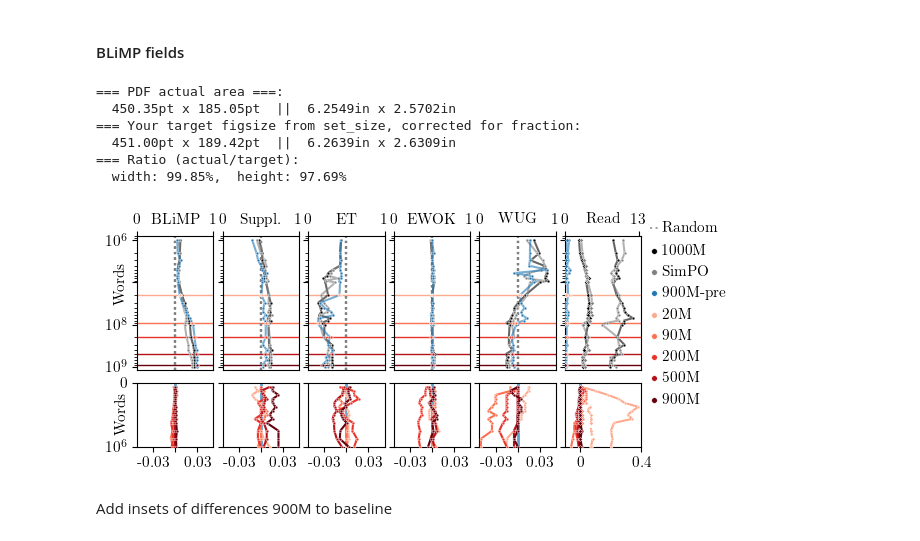
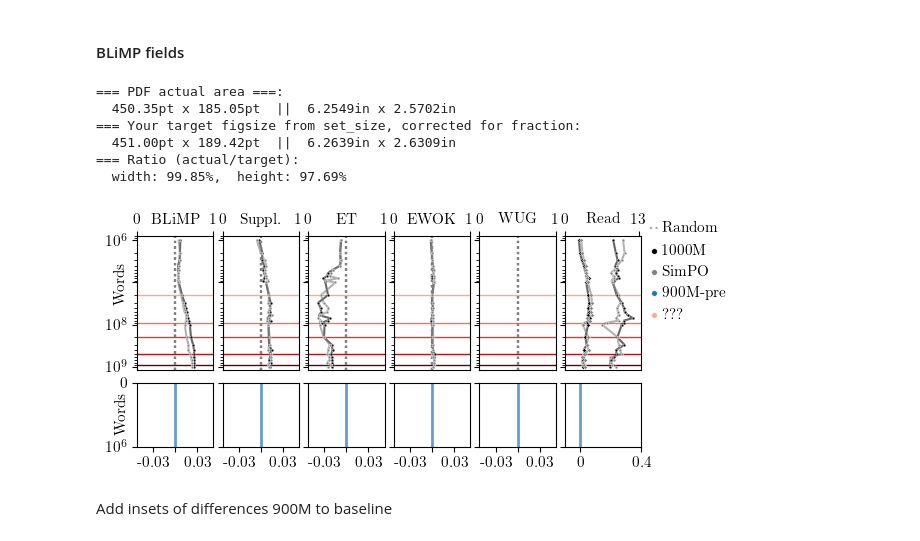
Before and after one commit to malihamza/babylm-interactive-learning, a Jupyter notebook: eval.ipynb, the cells around one changed output. Drawn from its saved outputs; the diff is of its cells as text; code cells hidden in the pictures.

```diff
--- a/eval.ipynb
+++ b/eval.ipynb
@@ -847,0 +1636,26 @@ This only shows correlation of story length with teacher score, but this is not
+# %%
+# Map raw task names to display names for the plot
+TASK_DISPLAY = {
+    "blimp/blimp_filtered": "BLiMP",
+    "blimp/supplement_filtered": "Suppl.",
+    "entity_tracking/entity_tracking": "ET",
+    "ewok/ewok_filtered": "EWOK",
+    "wug/wug_adj_nominalization": "WUG",
+    "reading": "Read",
+    "boolq": "BoolQ",
+    "multirc": "MultiRC",
+    "rte": "RTE",
+    "mrpc": "MRPC",
+    "qqp": "QQP",
+    "mnli": "MNLI",
+}
+
+# Style info for plotting
+MODEL_STYLE = {
+    "babylm-baseline-100m-gpt2":  {"name": "1000M-pre", "color": "tab:blue", "zorder": 3},
+    "babylm-interaction-baseline-simpo":  {"name": "SimPO", "color": "tab:orange", "zorder": 3},
+    "babylm-gpt2-small-90M-seed41": {"name": "900M-pre", "color": "tab:green", "zorder": 2}, # wrong tokenizer
+    "babylm-gpt2-small-90M-seed41_chck_900M_ppo-1600K-seed41": {"name": "900M-RL", "color": ppo_colors[-1], "zorder": 4}, # wrong tokenizer
+    #"babylm-gpt2-small-90M-seed42": {"name": "Seed42", "color": "#FF7F0E", "zorder": 2},
+    #"babylm-gpt2-small-90M-seed42_chck_900M_ppo-1600K-seed42": {"name": "PPO", "color": "#2CA02C", "zorder": 4},
+}
@@ -963,8 +2029,8 @@ def extract_results_all_models(results_dir):
     df = pd.DataFrame(rows)
 
     # replace revision_number for PPO chck 'main' -> 1600K
-    mask = df['model_name'].str.startswith("babylm-gpt2-small-90M-seed41_")
-    df.loc[mask & (df['revision'] == 'main'), 'revision'] = '1600K'
+    mask = df['model_name'].str.startswith("blm-gpt2s-90M-s42_")
+    df.loc[mask & (df['revision'] == 'main'), 'revision'] = '1000K'
 
     # Extract and check revision_number
     df['revision_number'] = (
@@ -1025,7 +2091,7 @@ def extract_checkpoint_milestone(model_name):
 df['PPO_revision_number'] = df['revision_number']
 
 # Apply checkpoint milestone update only for affected models
-mask = df['model_name'].str.startswith("babylm-gpt2-small-90M-seed41_")
+mask = df['model_name'].str.startswith("blm-gpt2s-90M-s42_")
 
 # Parse milestone and update revision_number accordingly
 def update_revision_number(row):
@@ -1067,7 +2133,7 @@ import matplotlib.pyplot as plt
 fontsize = 11
 init_latex(fontsize)
 
-baseline = 'babylm-gpt2-small-90M-seed41'
+baseline = 'blm-gpt2s-90M-s42_submission'
 
 # Models and checkpoints of interest
 models_ppo_steps = ['20M', '90M', '200M', '500M', '900M']
@@ -1089,7 +2155,7 @@ SPECIAL_MODELS = {
 
 # Helper to extract PPO checkpoint from model name
 def get_ppo_step(modelname):
-    match = re.search(r'_chck_(\d+M)_ppo-1600K-seed41$', modelname)
+    match = re.search(r'_chck_(\d+M)_ppo-1000K-seed42$', modelname)
     return match.group(1) if match else None
 
 # Generate displays/zorder/colors in a concise way
@@ -1281,35 +2347,35 @@ for idx, (ax, task) in enumerate(zip(diff_axes, panel_order)):
     ax.set_ylim(0, 1.6)
     ax.set_yscale("linear")
     ax.invert_yaxis()  # Make larger PPO words (higher y) at the top (to match top panel)
     ax.set_yticks([0,1.6])
     ax.set_yticklabels([0,r'$10^6$'])
     if idx == 0:
         ax.set_ylabel(r'Words', labelpad=-16)
     else:
         ax.set_ylabel("")
         ax.set_yticklabels([])
     if task == 'reading':
         ax.set_xlim(-0.1, 0.4)  # Adjust based on your reading scores range
         ax.set_xticks([0, 0.4])
         ax.set_xticklabels([0, 0.4])
     else:
         ax.set_xlim(-0.052, 0.052)
         ax.set_xticks([-0.03, 0, 0.03])
         ax.set_xticklabels([-0.03, '', 0.03])
     #ax.grid(axis='x', color='gray', linestyle='--', linewidth=0.5, alpha=0.3)
     ax.set_axisbelow(True)
 
 plt.savefig("figs/BLM_eval_fast.pdf", bbox_inches='tight', pad_inches=0)
-check_pdf_size("figs/BLM_eval_fast.pdf", figsize, fraction)
+check_pdf_size("figs/default_tokenizer/BLM_eval_fast.pdf", figsize, fraction)
 plt.show()
 # %% [output]
 === PDF actual area ===:
   450.35pt x 185.05pt  ||  6.2549in x 2.5702in
 === Your target figsize from set_size, corrected for fraction:
   451.00pt x 189.42pt  ||  6.2639in x 2.6309in
 === Ratio (actual/target):
   width: 99.85%,  height: 97.69%
-[figure, old version]
+[figure, new version]
 # %% [markdown]
 Add insets of differences 900M to baseline
 # %% [markdown]
```
Also changed, not shown: parts of 42 cells of this notebook.
